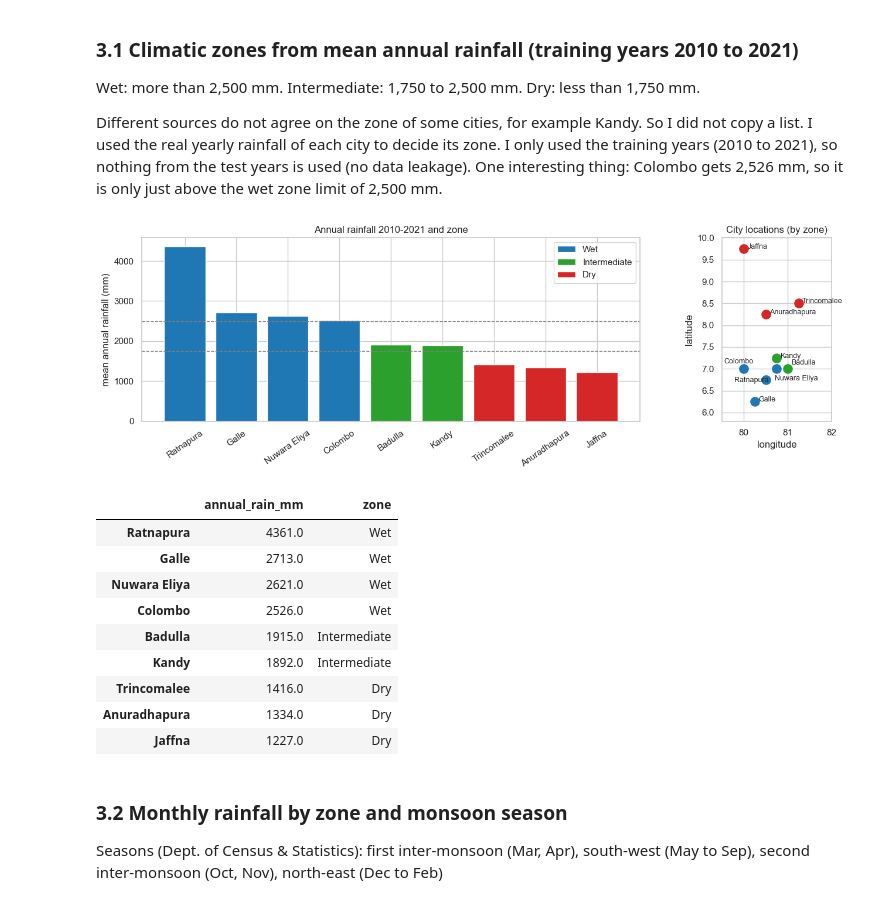
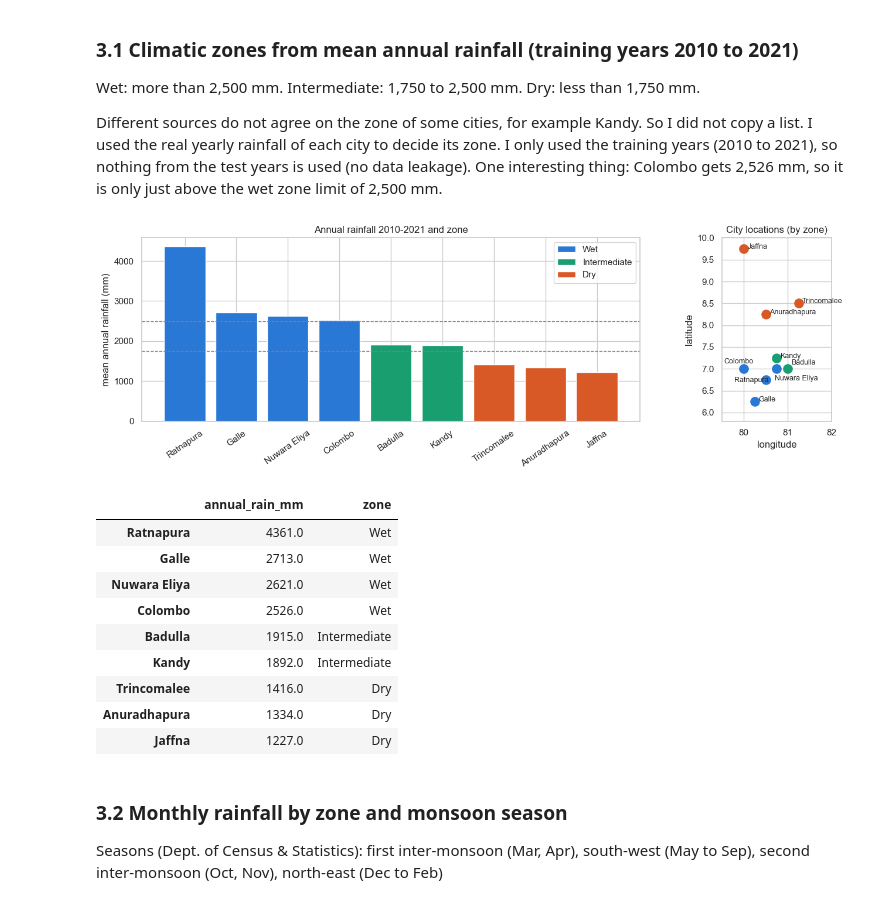
Before and after one commit to AdithaBuwaneka/224220D-SL-Rain-Ensemble-Dashboard, a Jupyter notebook: 224220D_Wimalasuriya_AGAB_SL_Rain_Ensemble.ipynb, the cells around one changed output. Drawn from its saved outputs; the diff is of its cells as text; code cells hidden in the pictures.

```diff
--- a/224220D_Wimalasuriya_AGAB_SL_Rain_Ensemble.ipynb
+++ b/224220D_Wimalasuriya_AGAB_SL_Rain_Ensemble.ipynb
@@ -55,6 +55,9 @@ import seaborn as sns
 warnings.filterwarnings("ignore")
 pd.set_option("display.width", 160)
 sns.set_theme(style="whitegrid", context="notebook")
+# one colour set for every chart (checked for colour-blind readers); zones: wet blue, intermediate aqua, dry orange
+PALETTE = ["#2a78d6", "#d95926", "#199e70", "#eda100", "#e87ba4", "#008300", "#6250d6", "#e34948"]
+plt.rcParams["axes.prop_cycle"] = plt.cycler(color=PALETTE)
 RANDOM_STATE = 42
 
 raw = pd.read_csv("data/raw/sl_weather_era5_daily.csv", parse_dates=["date"])
@@ -125,27 +128,27 @@ just above the wet zone limit of 2,500 mm.
 # %%
 TRAIN_END, VALID_END = "2021-12-31", "2023-12-31"
 tr = raw[raw.date <= TRAIN_END]
 annual = tr.groupby(["city", tr.date.dt.year]).precipitation_sum.sum().groupby("city").mean().sort_values(ascending=False)
 def zone_of(mm): return "Wet" if mm > 2500 else ("Intermediate" if mm >= 1750 else "Dry")
 ZONE = annual.apply(zone_of).to_dict()
-ZONE_COLORS = {"Wet": "#1f77b4", "Intermediate": "#2ca02c", "Dry": "#d62728"}
+ZONE_COLORS = {"Wet": "#2a78d6", "Intermediate": "#199e70", "Dry": "#d95926"}
 
 fig, ax = plt.subplots(1, 2, figsize=(14, 4.5), gridspec_kw={"width_ratios": [2, 1]})
 ax[0].bar(annual.index, annual.values, color=[ZONE_COLORS[ZONE[c]] for c in annual.index])
 for y in (1750, 2500): ax[0].axhline(y, ls="--", c="grey", lw=1)
 ax[0].set_ylabel("mean annual rainfall (mm)"); ax[0].set_title("Annual rainfall 2010-2021 and zone"); ax[0].tick_params(axis="x", rotation=35)
 for z, c in ZONE_COLORS.items(): ax[0].bar(0, 0, color=c, label=z)
 ax[0].legend()
 OFFSET = {"Colombo": (-0.45, 0.12), "Nuwara Eliya": (-0.05, -0.27), "Badulla": (0.08, 0.1), "Ratnapura": (-0.72, -0.05)}   # label positions so names don't overlap
 for c, r in loc.iterrows():
     dx, dy = OFFSET.get(c, (0.08, 0.0))
     ax[1].scatter(r.grid_lon, r.grid_lat, s=120, color=ZONE_COLORS[ZONE[c]]); ax[1].annotate(c, (r.grid_lon + dx, r.grid_lat + dy), fontsize=9)
 ax[1].set_xlim(79.5, 82); ax[1].set_ylim(5.8, 10); ax[1].set_aspect("equal"); ax[1].set_title("City locations (by zone)")
 ax[1].set_xlabel("longitude"); ax[1].set_ylabel("latitude")
 plt.tight_layout(); plt.savefig("images/zones.png", dpi=120, bbox_inches="tight"); plt.show()
 pd.DataFrame({"annual_rain_mm": annual.round(0), "zone": pd.Series(ZONE)})
 # %% [output]
-[figure, old version]
+[figure, new version]
 |  | annual_rain_mm | zone |
 | Ratnapura | 4361.0 | Wet |
 | Galle | 2713.0 | Wet |
```
Also changed, not shown: parts of 41 cells of this notebook, 14 other files.
